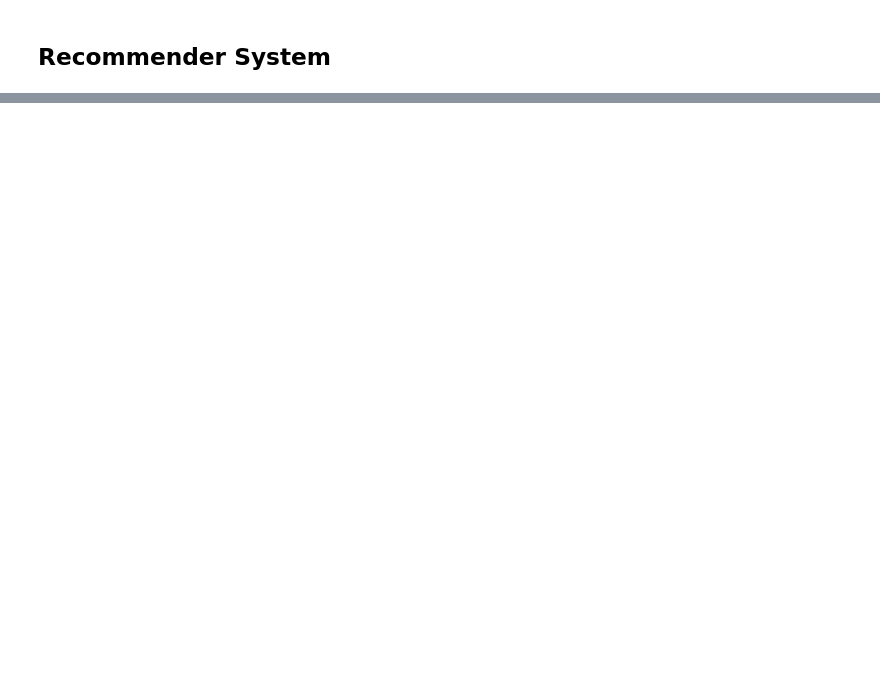
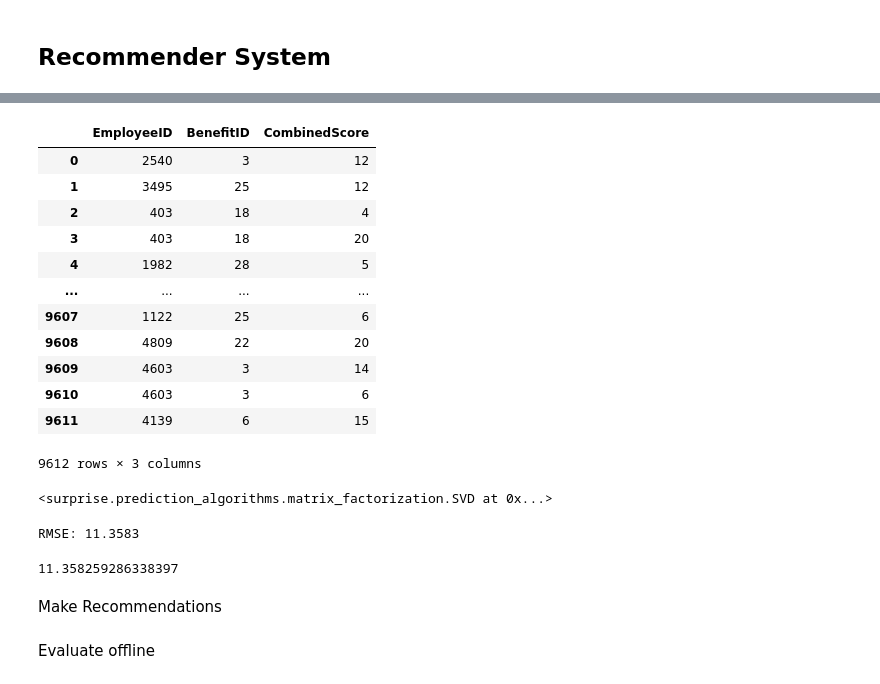
Before and after one commit to zemgabriela/TechLance, a Jupyter notebook: Recommender_System.ipynb, the cells around one changed output, grey strips where cells are left out. Drawn from its saved outputs; the diff is of its cells as text; code cells hidden in the pictures; blank space fills up the shorter version.

```diff
--- a/Recommender_System.ipynb
+++ b/Recommender_System.ipynb
@@ -219,0 +101,24 @@ dtype: int64
+# %%
+# Created a combined score using SatisfactionScore and UsageFrequency
+df['CombinedScore'] = df['SatisfactionScore'] * df['UsageFrequency'].replace(0,1)
+
+cols = ['EmployeeID', 'BenefitID', 'CombinedScore']
+scores_df = df[cols].dropna()
+
+reader = Reader(rating_scale=(scores_df['CombinedScore'].min(), scores_df['CombinedScore'].max()))
+data = Dataset.load_from_df(scores_df[cols], reader=reader)
+scores_df
+# %% [output]
+|  | EmployeeID | BenefitID | CombinedScore |
+| 0 | 2540 | 3 | 12 |
+| 1 | 3495 | 25 | 12 |
+| 2 | 403 | 18 | 4 |
+| 3 | 403 | 18 | 20 |
+| 4 | 1982 | 28 | 5 |
+| ... | ... | ... | ... |
+| 9607 | 1122 | 25 | 6 |
+| 9608 | 4809 | 22 | 20 |
+| 9609 | 4603 | 3 | 14 |
+| 9610 | 4603 | 3 | 6 |
+| 9611 | 4139 | 6 | 15 |
+9612 rows × 3 columns
@@ -219,0 +127,15 @@ dtype: int64
+# %%
+svd = SVD()
+svd.fit(X_train)
+# %% [output]
+<surprise.prediction_algorithms.matrix_factorization.SVD at 0x...>
+# %%
+preds = svd.test(X_test)
+accuracy.rmse(predictions=preds)
+# %% [output]
+RMSE: 11.3583
+11.358259286338397
+# %% [markdown]
+Make Recommendations
+# %% [markdown]
+Evaluate offline
```
Also changed, not shown: parts of 20 cells of this notebook.
